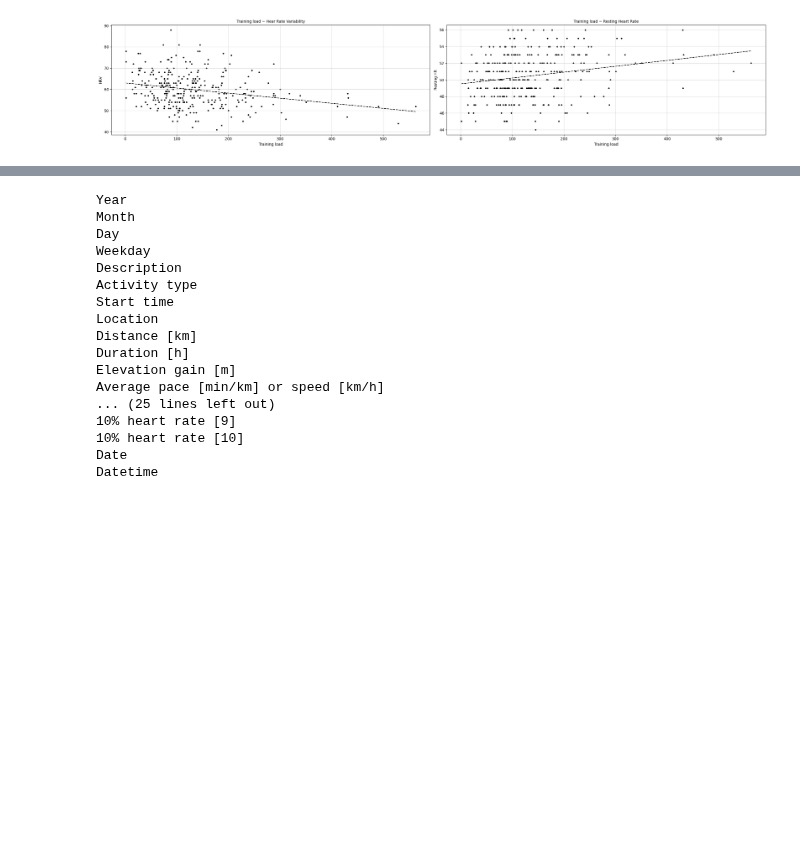
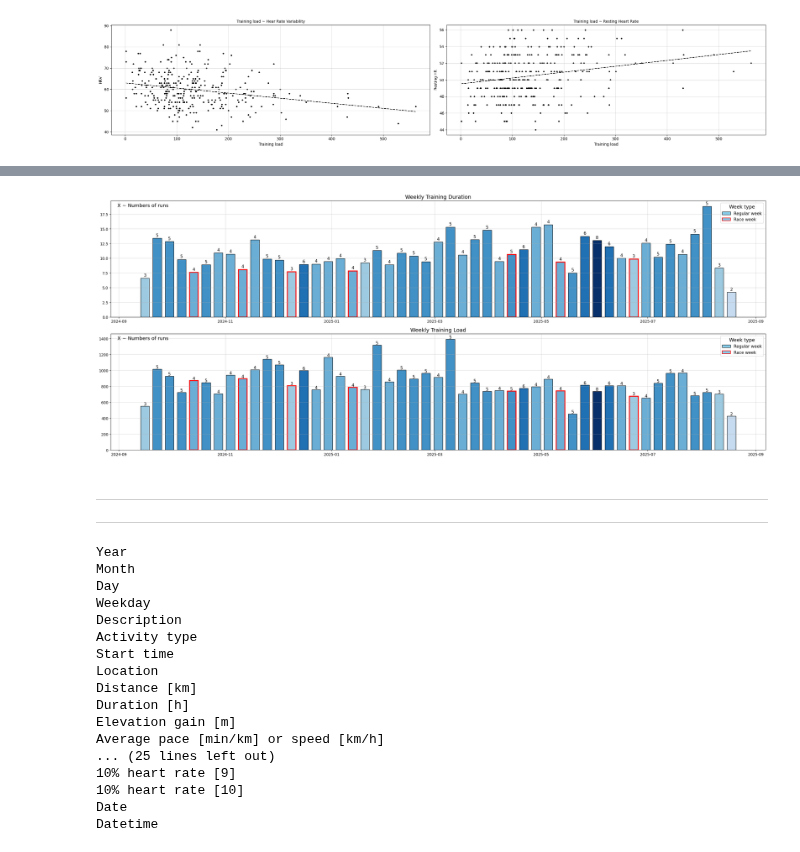
Before and after one commit to 1312Bravo/TrainingPeaks_customLog, a Jupyter notebook: analysis_sandbox/sandbox.ipynb, the cells around one changed output, grey strips where cells are left out. Saved outputs shown, nothing was run; the diff lists cells and outputs as text; code cells hidden in the pictures; blank space fills up the shorter version.

```diff
--- a/analysis_sandbox/sandbox.ipynb
+++ b/analysis_sandbox/sandbox.ipynb
@@ -322,3 +347,65 @@ plt.show()
+# %%
+# Weekly ...
+weekly_time_hr = (
+    tp_log_df
+    .groupby(pd.Grouper(key="Datetime", freq="W-Mon"))
+    .agg(
+        total_duration=("Duration [h]", "sum"),
+        total_load=("Training load", "sum"),
+        nr_runs=("Activity type", lambda x: (x == "Running").sum() + (x == "Trail Running").sum() if isinstance(x, pd.Series) else 0),
+        race=("Description", lambda x: 1 if (x == "Race").any() else 0)
+    )
+    .reset_index()
+)
+
+fig, ax = plt.subplots(2,1, figsize=(25, 10))
+
+# Color by number of runs
+norm = mcolors.Normalize(vmin=0, vmax=weekly_time_hr["nr_runs"].max() / 7)
+colors = cm.Blues(norm(weekly_time_hr["nr_runs"] / 7))
+
+# Races ~ edge
+edge_colors = ["red" if r == 1 else "black" for r in weekly_time_hr["race"]]
+edge_widths = [2.5 if r == 1 else 1.0 for r in weekly_time_hr["race"]]
+
+# Plot total weekly duration
+ax[0].set_title("Weekly Training Duration", fontsize=14)
+bars_duration = ax[0].bar(weekly_time_hr["Datetime"], weekly_time_hr["total_duration"], width=5, color=colors, edgecolor=edge_colors, linewidth=edge_widths)
+
+for bar, runs in zip(bars_duration, weekly_time_hr["nr_runs"]):
+    ax[0].text(
+        bar.get_x() + bar.get_width() / 2, bar.get_height() + 0.15, str(runs),
+        ha="center", va="bottom", fontsize=11, color="black"
+    )
+
+# Plot total weekly load
+ax[1].set_title("Weekly Training Load", fontsize=14)
+bars_load = ax[1].bar(weekly_time_hr["Datetime"], weekly_time_hr["total_load"], width=5, color=colors, edgecolor=edge_colors, linewidth=edge_widths)
+
+for bar, runs in zip(bars_load, weekly_time_hr["nr_runs"]):
+    ax[1].text(
+        bar.get_x() + bar.get_width() / 2, bar.get_height() + 0.15, str(runs),
+        ha="center", va="bottom", fontsize=11, color="black"
+    )
+
+# Legend
+week_type_legend  = [
+    mpatches.Patch(facecolor="skyblue", edgecolor="black", label="Regular week"),
+    mpatches.Patch(facecolor="skyblue", edgecolor="red", linewidth=1.5, label="Race week")
+]
+
+for i in [0,1]:
+    ax[i].grid(alpha=.5)
+    ax[i].legend(handles=week_type_legend, title="Week type", fontsize=11, title_fontsize=13)
+    ax[i].text(0.01, 0.98, "X ~ Numbers of runs", transform=ax[i].transAxes, fontsize=13, va="top")
+
+plt.tight_layout()
+plt.show()
+# %% [output]
+[figure, added]
+# %% [markdown]
+---
+---
 # %%
 for col in tp_log_df.columns:
     print(col)
```
Also changed, not shown: parts of 5 cells of this notebook.
